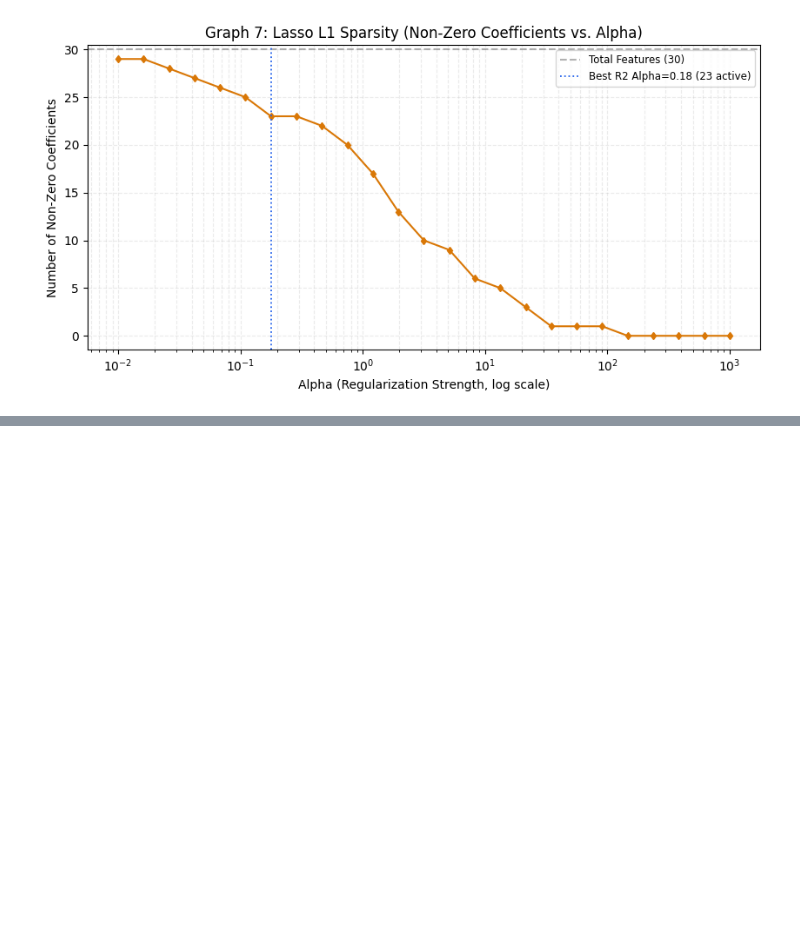
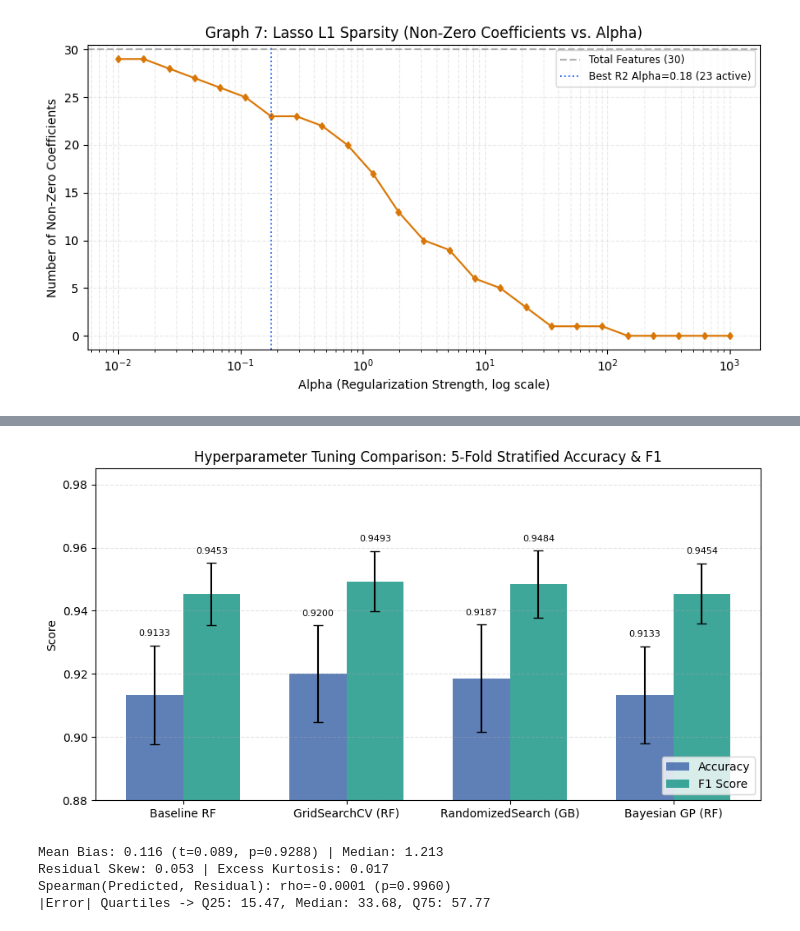
Before and after one commit to bhagyashrithombre/womensclothing, a Jupyter notebook: womens_clothing_pipeline.ipynb, the cells around one changed output, grey strips where cells are left out. Drawn from its saved outputs; the diff is of its cells as text; code cells hidden in the pictures; blank space fills up the shorter version.

```diff
--- a/womens_clothing_pipeline.ipynb
+++ b/womens_clothing_pipeline.ipynb
@@ -998,0 +1021,10 @@ plt.show()
+# %%
+baseline_rf = Pipeline([
+    ('prep', preprocessor),
+    ('clf', RandomForestClassifier(random_state=42))
+])
+
+base_acc = cross_val_score(baseline_rf, X_tune, y_tune, cv=skf, scoring='accuracy')
+base_f1 = cross_val_score(baseline_rf, X_tune, y_tune, cv=skf, scoring='f1')
+
+print(f"Baseline RF -> Accuracy: {base_acc.mean():.4f} (+/- {base_acc.std():.4f}) | F1: {base_f1.mean():.4f} (+/- {base_f1.std():.4f})")
@@ -998,0 +1126,59 @@ plt.show()
+# %%
+labels = ['Baseline RF', 'GridSearchCV (RF)', 'RandomizedSearch (GB)', 'Bayesian GP (RF)']
+acc_means = np.array([base_acc.mean(), grid_acc.mean(), rand_acc.mean(), bayes_acc.mean()])
+acc_stds  = np.array([base_acc.std(),  grid_acc.std(),  rand_acc.std(),  bayes_acc.std()])
+f1_means  = np.array([base_f1.mean(),  grid_f1.mean(),  rand_f1.mean(),  bayes_f1.mean()])
+f1_stds   = np.array([base_f1.std(),   grid_f1.std(),   rand_f1.std(),   bayes_f1.std()])
+
+x = np.arange(len(labels))
+width = 0.35
+
+fig, ax = plt.subplots(figsize=(9, 4.8))
+rects1 = ax.bar(x - width / 2, acc_means, width, yerr=acc_stds, capsize=4, label='Accuracy', color='#4C72B0', alpha=0.9)
+rects2 = ax.bar(x + width / 2, f1_means,  width, yerr=f1_stds,  capsize=4, label='F1 Score', color='#2A9D8F', alpha=0.9)
+
+ax.set_title('Hyperparameter Tuning Comparison: 5-Fold Stratified Accuracy & F1')
+ax.set_ylabel('Score')
+ax.set_xticks(x)
+ax.set_xticklabels(labels)
+ax.set_ylim(0.88, 0.985)
+ax.legend(loc='lower right')
+ax.grid(axis='y', linestyle='--', alpha=0.35)
+
+for r, sd in zip(rects1, acc_stds):
+    h = r.get_height()
+    ax.text(r.get_x() + r.get_width() / 2, h + sd + 0.0025, f"{h:.4f}", ha='center', va='bottom', fontsize=8)
+
+for r, sd in zip(rects2, f1_stds):
+    h = r.get_height()
+    ax.text(r.get_x() + r.get_width() / 2, h + sd + 0.0025, f"{h:.4f}", ha='center', va='bottom', fontsize=8)
+
+plt.tight_layout()
+plt.show()
+# %% [output]
+[figure, added]
+# %%
+
+
+y_oof_pred = cross_val_predict(rfe_pipeline, X_interactions, y_spend, cv=cv)
+oof_residuals = y_spend - y_oof_pred
+abs_errors = np.abs(oof_residuals)
+
+q25, q50, q75 = np.percentile(abs_errors, [25, 50, 75])
+error_tier = np.where(
+    abs_errors <= q25, 'Low Error (<= Q25)',
+    np.where(abs_errors <= q75, 'Moderate Error (Q25-Q75)', 'High Error (> Q75)')
+)
+
+t_stat, p_val = stats.ttest_1samp(oof_residuals, 0.0)
+rho_bias, p_rho = stats.spearmanr(y_oof_pred, oof_residuals)
+
+print(f"Mean Bias: {oof_residuals.mean():.3f} (t={t_stat:.3f}, p={p_val:.4f}) | Median: {np.median(oof_residuals):.3f}")
+print(f"Residual Skew: {stats.skew(oof_residuals):.3f} | Excess Kurtosis: {stats.kurtosis(oof_residuals):.3f}")
+print(f"Spearman(Predicted, Residual): rho={rho_bias:.4f} (p={p_rho:.4f})")
+print(f"|Error| Quartiles -> Q25: {q25:.2f}, Median: {q50:.2f}, Q75: {q75:.2f}")
+# %% [output]
+Mean Bias: 0.116 (t=0.089, p=0.9288) | Median: 1.213
+Residual Skew: 0.053 | Excess Kurtosis: 0.017
+Spearman(Predicted, Residual): rho=-0.0001 (p=0.9960)
+|Error| Quartiles -> Q25: 15.47, Median: 33.68, Q75: 57.77
```
Also changed, not shown: parts of 12 cells of this notebook.
